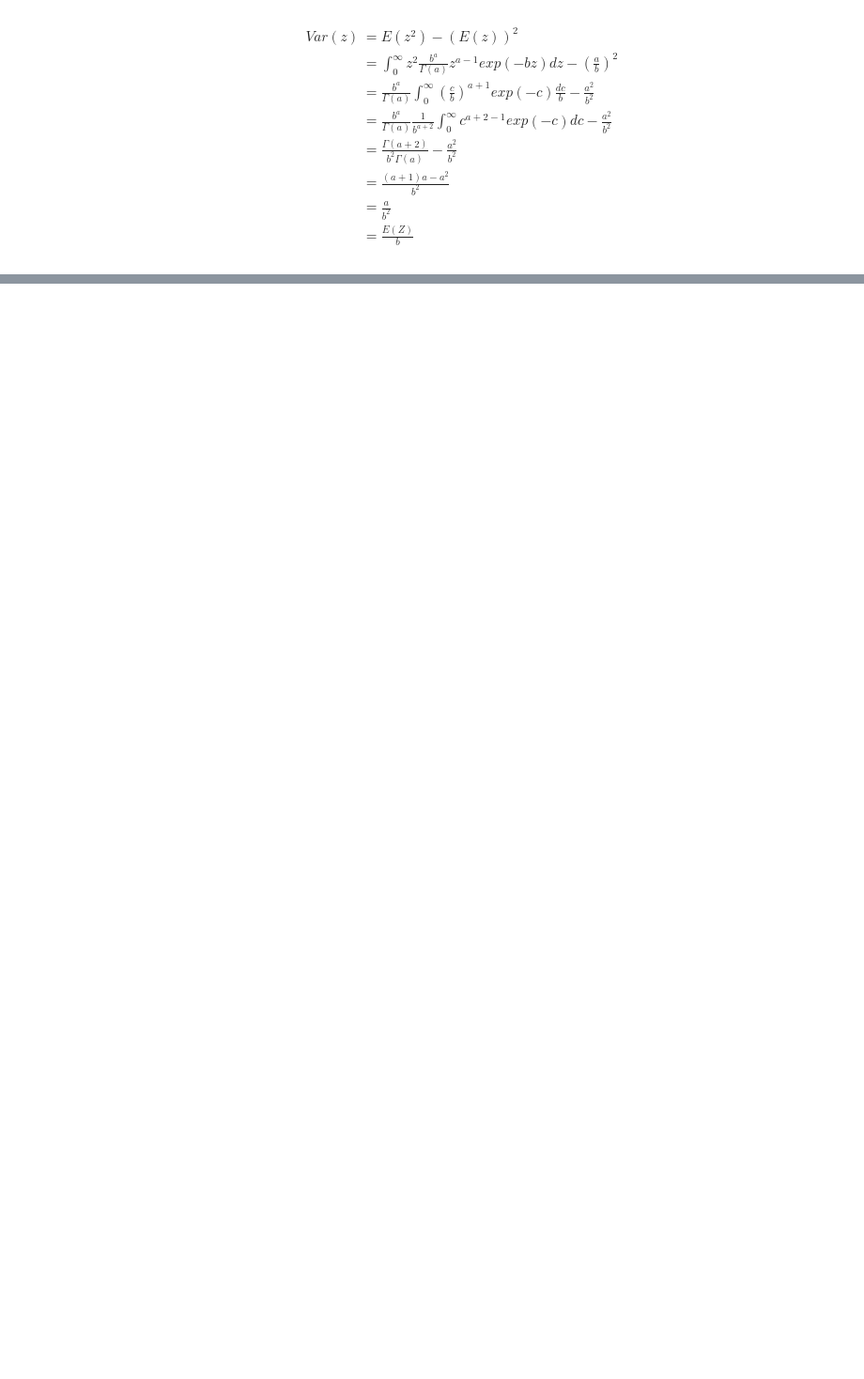
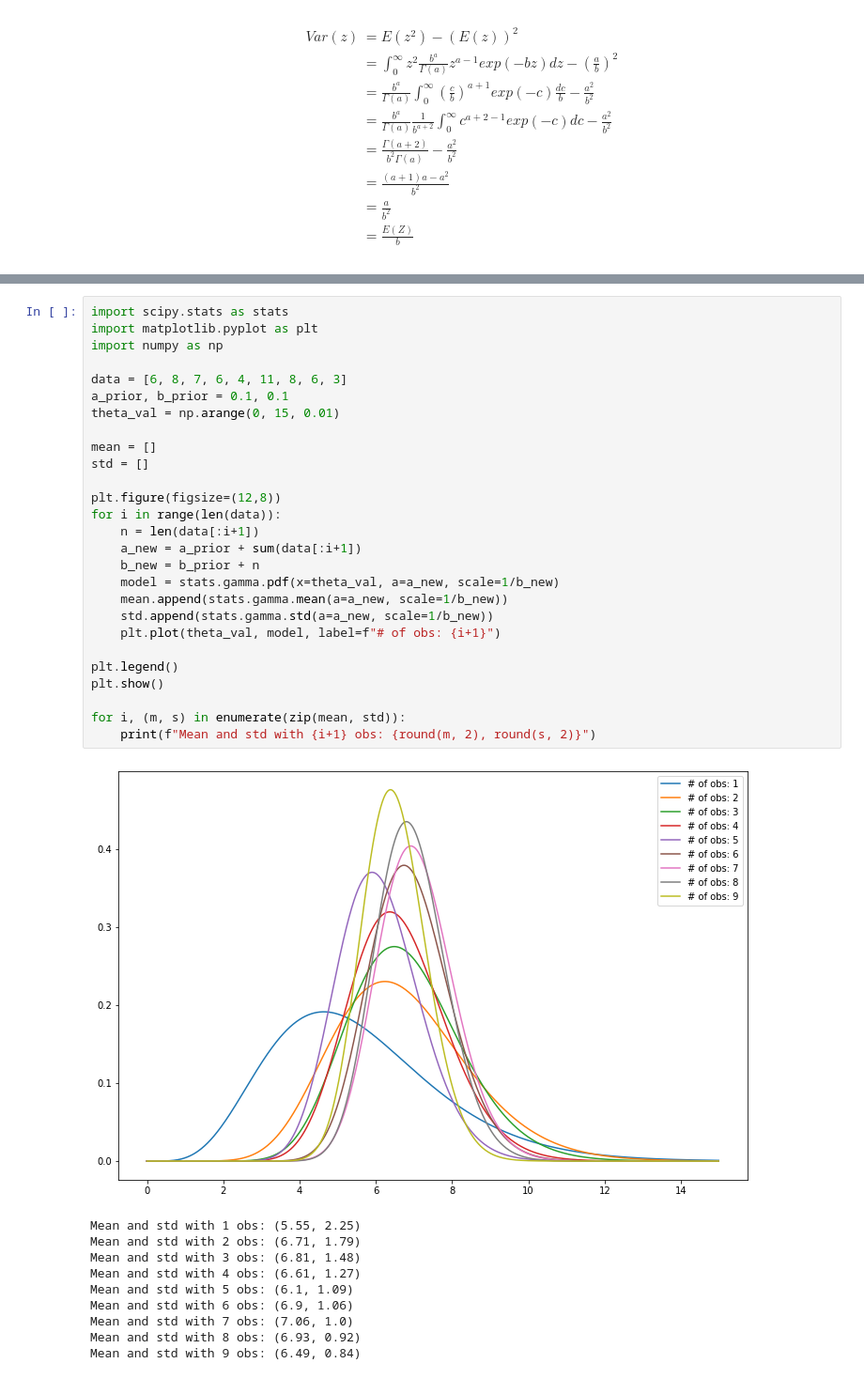
Before and after one commit to eirihoyh/STK4021_Applied_Bayesian_Analysis, a Jupyter notebook: Nils Collection Exercises/1 - Prior to Posterior with Poisson data.ipynb, the cells around one changed output, grey strips where cells are left out. Shown at 94% size. Saved outputs shown, nothing was run; the diff lists cells and outputs as text; blank space fills up the shorter version.

```diff
--- a/Nils Collection Exercises/1 - Prior to Posterior with Poisson data.ipynb
+++ b/Nils Collection Exercises/1 - Prior to Posterior with Poisson data.ipynb
@@ -70,0 +124,38 @@ Notice that we did not use $f_marg(y)$ to find the posterior distribution. This
+# %%
+import scipy.stats as stats
+import matplotlib.pyplot as plt
+import numpy as np
+
+data = [6, 8, 7, 6, 4, 11, 8, 6, 3]
+a_prior, b_prior = 0.1, 0.1
+theta_val = np.arange(0, 15, 0.01)
+
+mean = []
+std = []
+
+plt.figure(figsize=(12,8))
+for i in range(len(data)):
+    n = len(data[:i+1])
+    a_new = a_prior + sum(data[:i+1])
+    b_new = b_prior + n
+    model = stats.gamma.pdf(x=theta_val, a=a_new, scale=1/b_new)
+    mean.append(stats.gamma.mean(a=a_new, scale=1/b_new))
+    std.append(stats.gamma.std(a=a_new, scale=1/b_new))
+    plt.plot(theta_val, model, label=f"# of obs: {i+1}")
+
+plt.legend()
+plt.show()
+
+for i, (m, s) in enumerate(zip(mean, std)):
+    print(f"Mean and std with {i+1} obs: {round(m, 2), round(s, 2)}")
+# %% [output]
+[figure, added]
+Mean and std with 1 obs: (5.55, 2.25)
+Mean and std with 2 obs: (6.71, 1.79)
+Mean and std with 3 obs: (6.81, 1.48)
+Mean and std with 4 obs: (6.61, 1.27)
+Mean and std with 5 obs: (6.1, 1.09)
+Mean and std with 6 obs: (6.9, 1.06)
+Mean and std with 7 obs: (7.06, 1.0)
+Mean and std with 8 obs: (6.93, 0.92)
+Mean and std with 9 obs: (6.49, 0.84)
```
Also changed, not shown: parts of 7 cells of this notebook.
